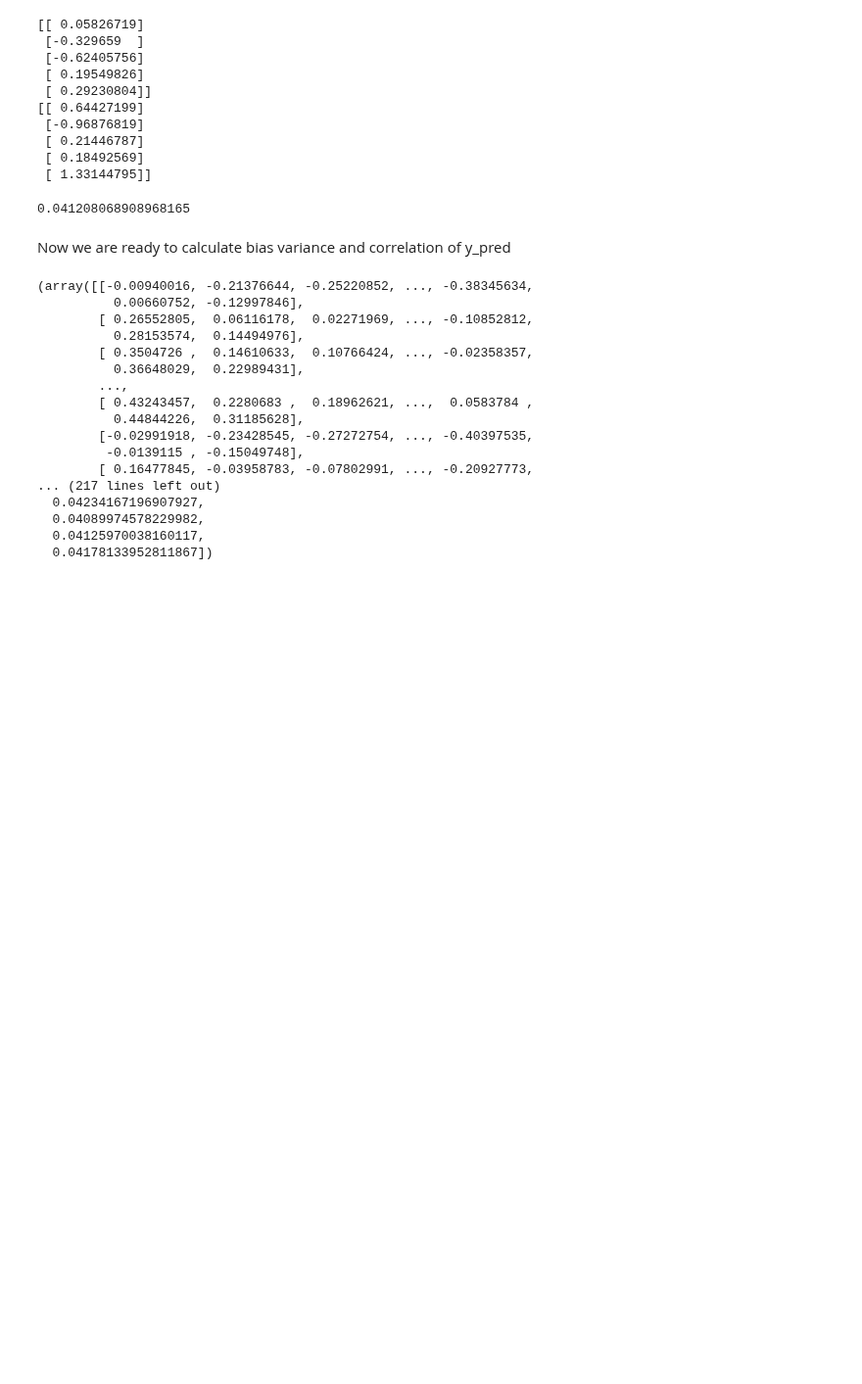
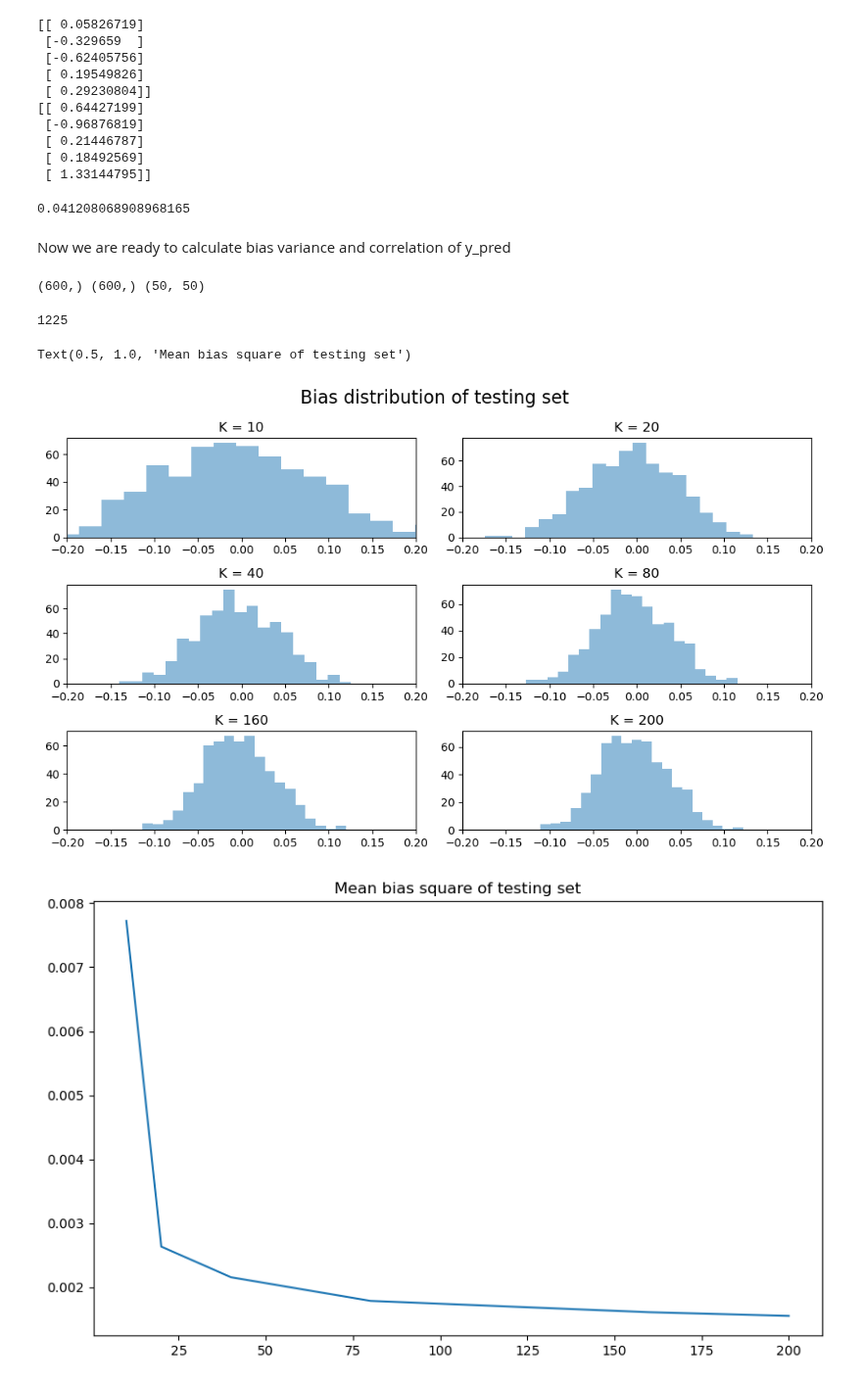
Before and after one commit to sleepysunny311/Projection_Pursuit_Summer, a Jupyter notebook: task10/bias_variance_corr.ipynb, the cells around one changed output. Shown at 98% size. Cells and saved outputs as stored; diff of their text form; code cells hidden in the pictures; blank space fills up the shorter version.

```diff
--- a/task10/bias_variance_corr.ipynb
+++ b/task10/bias_variance_corr.ipynb
@@ -80,6 +80,7 @@ def cal_bias_variance_corr(n, p, m, data_seed, noise_level, model_params, test_n
     bmp_model = BMP(**model_params)
     y_pred_lst = []
     mse_lst = []
+    corr_lst = []
     for test_i in range(test_num):
         _, train_dictionary, _, _, train_perturbed_signal = Data_Geneartor.keep_coef_reshuffle(seed = test_i + 100)
         bmp_model.fit(train_dictionary, train_perturbed_signal)
@@ -89,12 +90,12 @@ def cal_bias_variance_corr(n, p, m, data_seed, noise_level, model_params, test_n
     y_pred_mat = np.concatenate(y_pred_lst, axis = 1)
     y_pred_mean = np.mean(y_pred_mat, axis = 1)
     y_pred_var = np.var(y_pred_mat, axis = 1)
-    y_pred_bias = y_pred_mean - test_true_signal
-    corr = np.corrcoef(y_pred_mat, rowvar=False)
-    return y_pred_bias, y_pred_var, corr, mse_lst
+    y_pred_bias = y_pred_mean - test_true_signal.ravel()
+    y_pred_corr = np.corrcoef(y_pred_mat, rowvar = False)
+    return y_pred_bias, y_pred_var, y_pred_corr, mse_lst
 # %%
 model_params = {
-    'N_bag': 50,
+    'N_bag': 1,
     'K': 20,
     'signal_bag_percent': 0.3,
     'atom_bag_percent': 0.3,
@@ -108,22 +109,43 @@ m = 20
 noise_level = 0.2
 data_seed = 1
 
-cal_bias_variance_corr(n, p, m, data_seed, noise_level, model_params, 20)
+y_pred_bias, y_pred_var, y_pred_corr, mse_lst = cal_bias_variance_corr(n, p, m, data_seed, noise_level, model_params, 50)
-# %% [output]
-(array([[-0.00940016, -0.21376644, -0.25220852, ..., -0.38345634,
-          0.00660752, -0.12997846],
-        [ 0.26552805,  0.06116178,  0.02271969, ..., -0.10852812,
-          0.28153574,  0.14494976],
-        [ 0.3504726 ,  0.14610633,  0.10766424, ..., -0.02358357,
-          0.36648029,  0.22989431],
-        ...,
-        [ 0.43243457,  0.2280683 ,  0.18962621, ...,  0.0583784 ,
-          0.44844226,  0.31185628],
-        [-0.02991918, -0.23428545, -0.27272754, ..., -0.40397535,
-         -0.0139115 , -0.15049748],
-        [ 0.16477845, -0.03958783, -0.07802991, ..., -0.20927773,
-... (217 lines left out)
-  0.04234167196907927,
-  0.04089974578229982,
-  0.04125970038160117,
-  0.04178133952811867])
+# %%
+print(y_pred_bias.shape, y_pred_var.shape, y_pred_corr.shape)
+# %% [output]
+(600,) (600,) (50, 50)
+# %%
+corr_lst = y_pred_corr[np.triu_indices(len(y_pred_corr), k=1)]
+len(corr_lst)
+# %% [output]
+1225
+# %%
+K_lst = [10, 20, 40, 80, 160, 200]
+fig, ax = plt.subplots(3, 2, figsize=(10, 6))
+y_pred_mean_bias_square = []
+for i, K in enumerate(K_lst):
+    row = i // 2
+    col = i % 2
+    model_params = {
+        'N_bag': 1,
+        'K': K,
+        'signal_bag_percent': 0.3,
+        'atom_bag_percent': 0.3,
+        'agg_func': 'avg',
+        'replace_flag': False
+    }
+    y_pred_bias, y_pred_var, corr, mse_lst = cal_bias_variance_corr(n, p, m, data_seed, noise_level, model_params, 100)
+    y_pred_mean_bias_square.append(np.mean(y_pred_bias**2))
+    ax[row, col].hist(y_pred_bias, bins=20, alpha=0.5, label='bias')
+    ax[row, col].set_title('K = {}'.format(K))
+    plt.tight_layout()
+    plt.setp(ax, xlim=(-0.2, 0.2))
+    fig.suptitle('Bias distribution of testing set', fontsize=16)
+
+fig2, ax2 = plt.subplots(1, 1, figsize=(10, 6))
+ax2.plot(K_lst, y_pred_mean_bias_square)
+ax2.set_title('Mean bias square of testing set')
+# %% [output]
+Text(0.5, 1.0, 'Mean bias square of testing set')
+[figure, added]
+[figure, added]
```
Also changed, not shown: parts of 4 cells of this notebook.
